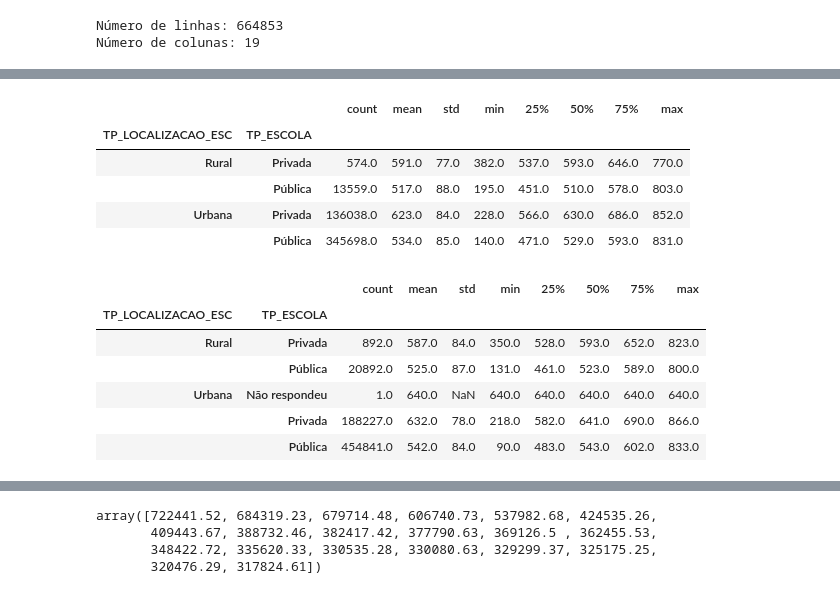
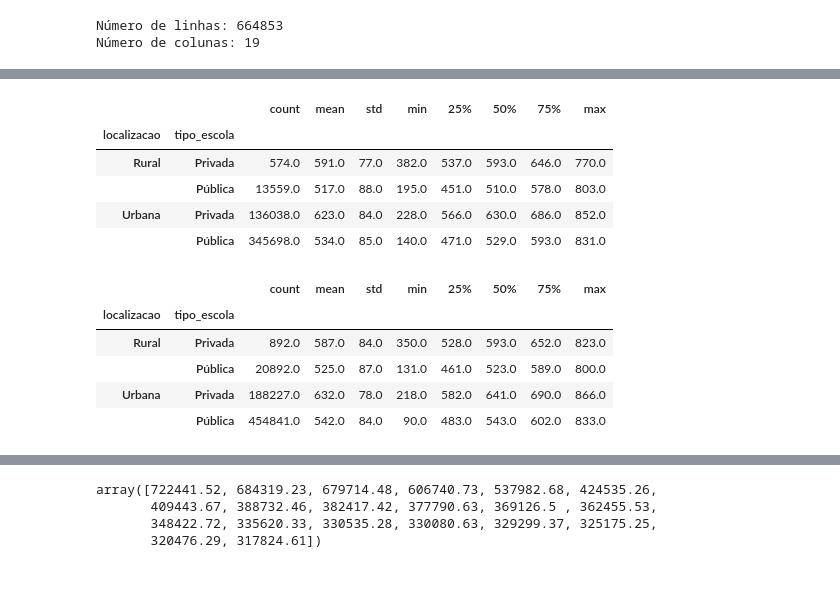
Before and after one commit to AllineOliveira/Projeto-2-Cdados, a Jupyter notebook: Projeto 2 - Grupo 6 2.ipynb, the cells around one changed output, grey strips where cells are left out. Saved outputs shown, nothing was run; the diff lists cells and outputs as text; code cells hidden in the pictures.

```diff
--- a/Projeto 2 - Grupo 6 2.ipynb
+++ b/Projeto 2 - Grupo 6 2.ipynb
@@ -409,7 +416,7 @@ enem2020_final.to_csv(
 )
 # %%
 dados2023 = pd.read_csv(
-    '../dadosTratados2023.csv',
+    'dadosTratados2023.csv',
     sep=';',
     decimal=',',
     encoding='ISO-8859-1',
@@ -421,7 +428,7 @@ dados2023['IFDM'] = pd.to_numeric(
     errors='coerce'
 )
 dados2020 = pd.read_csv(
-    '../dadosTratados2020.csv',
+    'dadosTratados2020.csv',
     sep=';',
     decimal=',',
     encoding='ISO-8859-1',
@@ -495,18 +504,17 @@ plt.show()
 # %%
-display(dados2020.groupby(['TP_LOCALIZACAO_ESC','TP_ESCOLA']).TARGET.describe().round())
-display(dados2023.groupby(['TP_LOCALIZACAO_ESC','TP_ESCOLA']).TARGET.describe().round())
+display(dados2020.groupby(['localizacao','tipo_escola']).TARGET.describe().round())
+display(dados2023.groupby(['localizacao','tipo_escola']).TARGET.describe().round())
 # %% [output]
 |  |  | count | mean | std | min | 25% | 50% | 75% | max |
-| TP_LOCALIZACAO_ESC | TP_ESCOLA |  |  |  |  |  |  |  |  |
+| localizacao | tipo_escola |  |  |  |  |  |  |  |  |
 | Rural | Privada | 574.0 | 591.0 | 77.0 | 382.0 | 537.0 | 593.0 | 646.0 | 770.0 |
 |  | Pública | 13559.0 | 517.0 | 88.0 | 195.0 | 451.0 | 510.0 | 578.0 | 803.0 |
 | Urbana | Privada | 136038.0 | 623.0 | 84.0 | 228.0 | 566.0 | 630.0 | 686.0 | 852.0 |
 |  | Pública | 345698.0 | 534.0 | 85.0 | 140.0 | 471.0 | 529.0 | 593.0 | 831.0 |
 |  |  | count | mean | std | min | 25% | 50% | 75% | max |
-| TP_LOCALIZACAO_ESC | TP_ESCOLA |  |  |  |  |  |  |  |  |
+| localizacao | tipo_escola |  |  |  |  |  |  |  |  |
 | Rural | Privada | 892.0 | 587.0 | 84.0 | 350.0 | 528.0 | 593.0 | 652.0 | 823.0 |
 |  | Pública | 20892.0 | 525.0 | 87.0 | 131.0 | 461.0 | 523.0 | 589.0 | 800.0 |
-| Urbana | Não respondeu | 1.0 | 640.0 | NaN | 640.0 | 640.0 | 640.0 | 640.0 | 640.0 |
-|  | Privada | 188227.0 | 632.0 | 78.0 | 218.0 | 582.0 | 641.0 | 690.0 | 866.0 |
+| Urbana | Privada | 188227.0 | 632.0 | 78.0 | 218.0 | 582.0 | 641.0 | 690.0 | 866.0 |
 |  | Pública | 454841.0 | 542.0 | 84.0 | 90.0 | 483.0 | 543.0 | 602.0 | 833.0 |
 # %%
```
Also changed, not shown: parts of 23 cells of this notebook.
